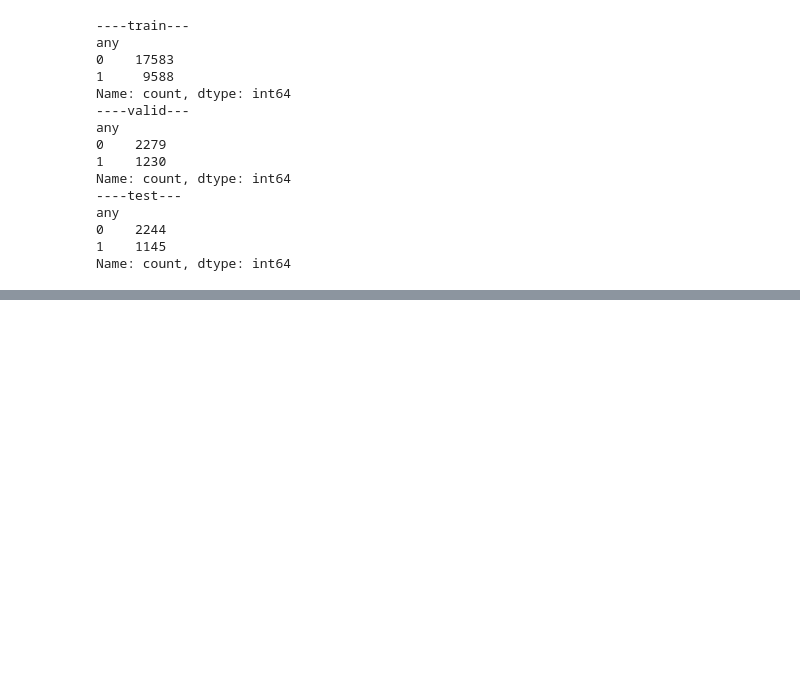
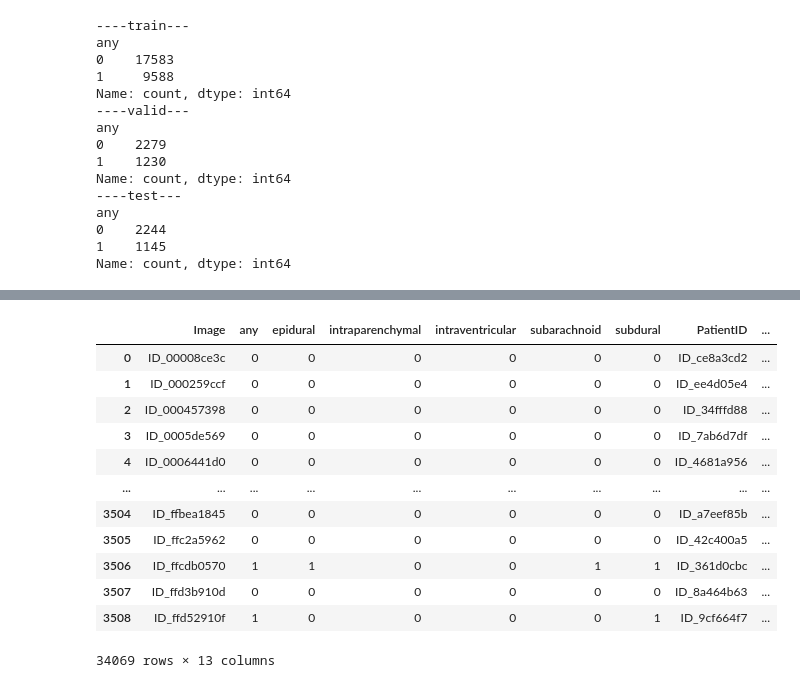
Before and after one commit to rtanx/ich-classification, a Jupyter notebook: main.ipynb, the cells around one changed output, grey strips where cells are left out. Saved outputs shown, nothing was run; the diff lists cells and outputs as text; code cells hidden in the pictures; blank space fills up the shorter version.

```diff
--- a/main.ipynb
+++ b/main.ipynb
@@ -405,0 +436,16 @@ Name: count, dtype: int64
+# %%
+all_df
+# %% [output]
+|  | Image | any | epidural | intraparenchymal | intraventricular | subarachnoid | subdural | PatientID | ... |
+| 0 | ID_00008ce3c | 0 | 0 | 0 | 0 | 0 | 0 | ID_ce8a3cd2 | ... |
+| 1 | ID_000259ccf | 0 | 0 | 0 | 0 | 0 | 0 | ID_ee4d05e4 | ... |
+| 2 | ID_000457398 | 0 | 0 | 0 | 0 | 0 | 0 | ID_34fffd88 | ... |
+| 3 | ID_0005de569 | 0 | 0 | 0 | 0 | 0 | 0 | ID_7ab6d7df | ... |
+| 4 | ID_0006441d0 | 0 | 0 | 0 | 0 | 0 | 0 | ID_4681a956 | ... |
+| ... | ... | ... | ... | ... | ... | ... | ... | ... | ... |
+| 3504 | ID_ffbea1845 | 0 | 0 | 0 | 0 | 0 | 0 | ID_a7eef85b | ... |
+| 3505 | ID_ffc2a5962 | 0 | 0 | 0 | 0 | 0 | 0 | ID_42c400a5 | ... |
+| 3506 | ID_ffcdb0570 | 1 | 1 | 0 | 0 | 1 | 1 | ID_361d0cbc | ... |
+| 3507 | ID_ffd3b910d | 0 | 0 | 0 | 0 | 0 | 0 | ID_8a464b63 | ... |
+| 3508 | ID_ffd52910f | 1 | 0 | 0 | 0 | 0 | 1 | ID_9cf664f7 | ... |
+34069 rows × 13 columns
```
Also changed, not shown: parts of 10 cells of this notebook, 12 other files.
